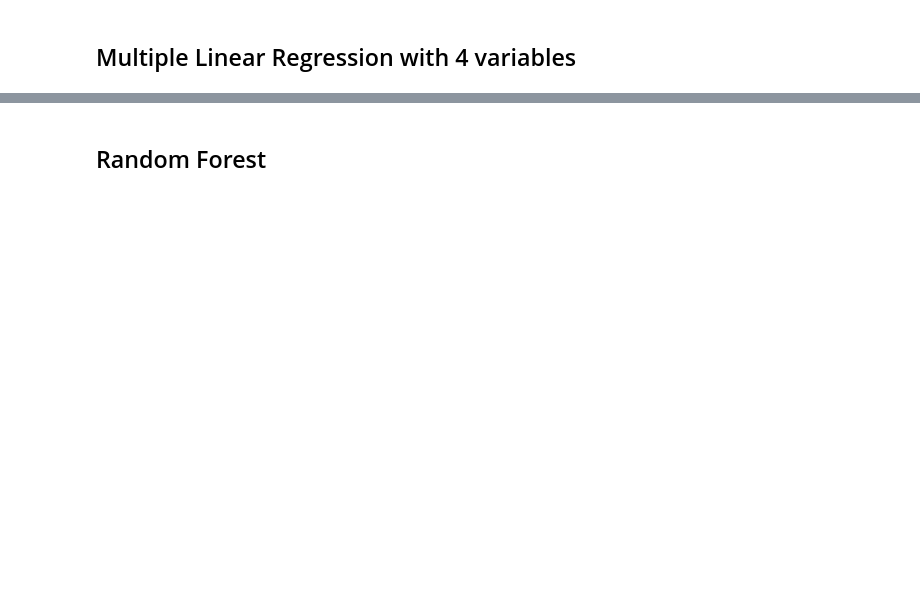
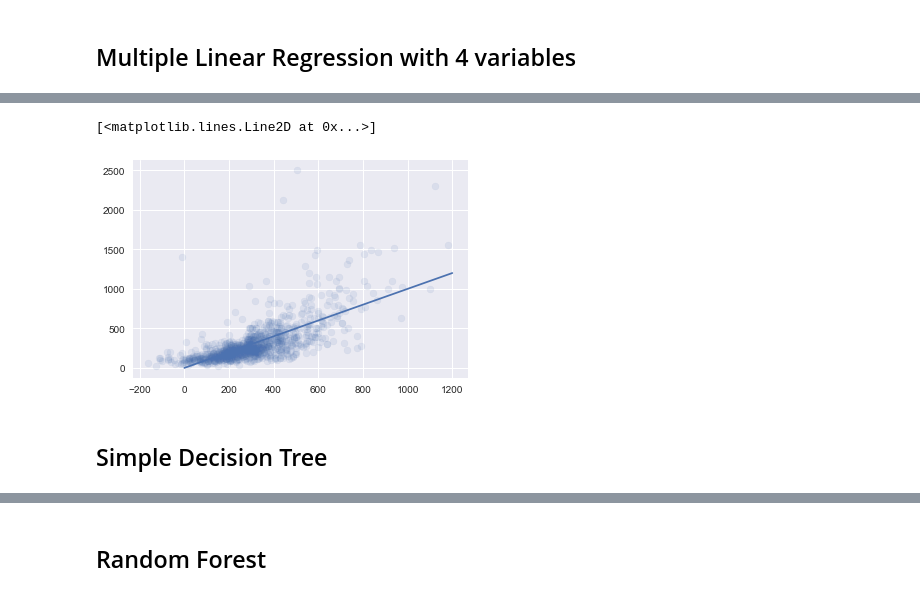
Before and after one commit to nanafwu/vacation-home-regression, a Jupyter notebook: HomeAway_Regression.ipynb, the cells around one changed output, grey strips where cells are left out. Drawn from its saved outputs; the diff is of its cells as text; code cells hidden in the pictures; blank space fills up the shorter version.

```diff
--- a/HomeAway_Regression.ipynb
+++ b/HomeAway_Regression.ipynb
@@ -193,0 +257,9 @@ R2: 0.417925613117
+# %%
+## Plot predicted price vs actual price
+plt.scatter(y_test_pred_all, y_test, alpha=.1)
+plt.plot(np.linspace(0, 1200, 10), np.linspace(0, 1200, 10))
+# %% [output]
+[<matplotlib.lines.Line2D at 0x...>]
+[figure, added]
+# %% [markdown]
+## Simple Decision Tree
```
Also changed, not shown: parts of 30 cells of this notebook, 5 other files.
